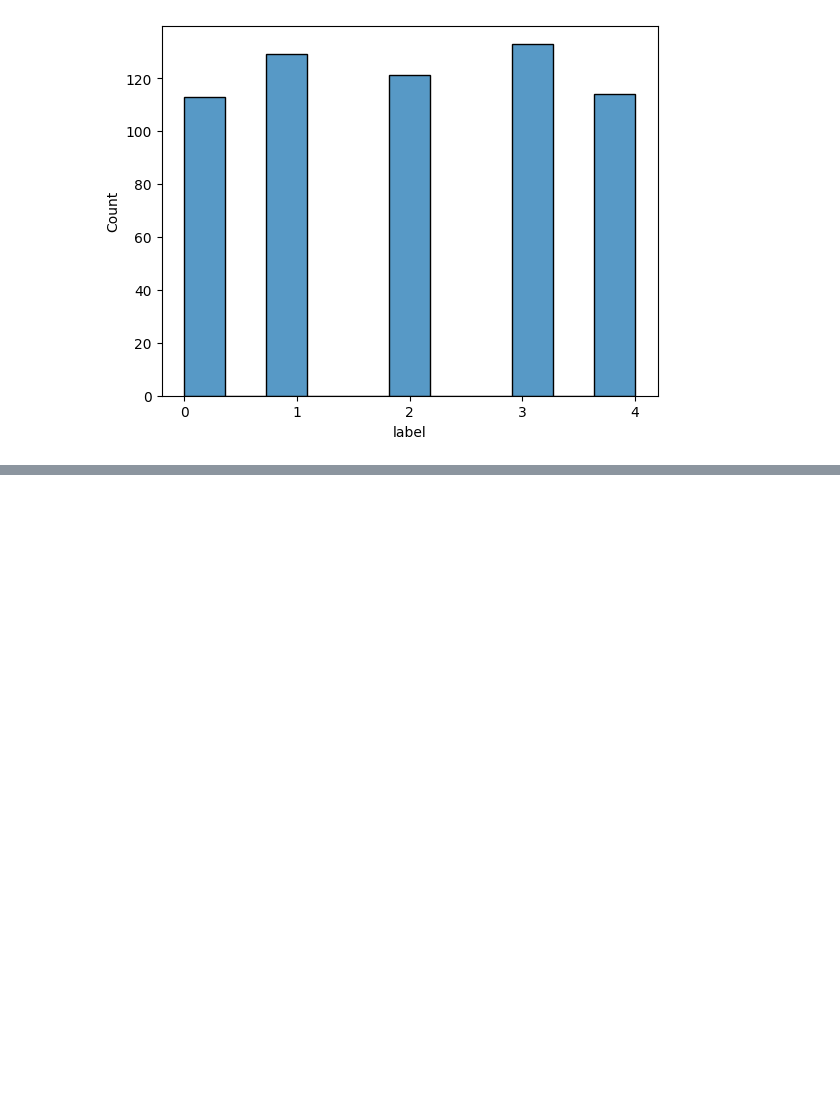
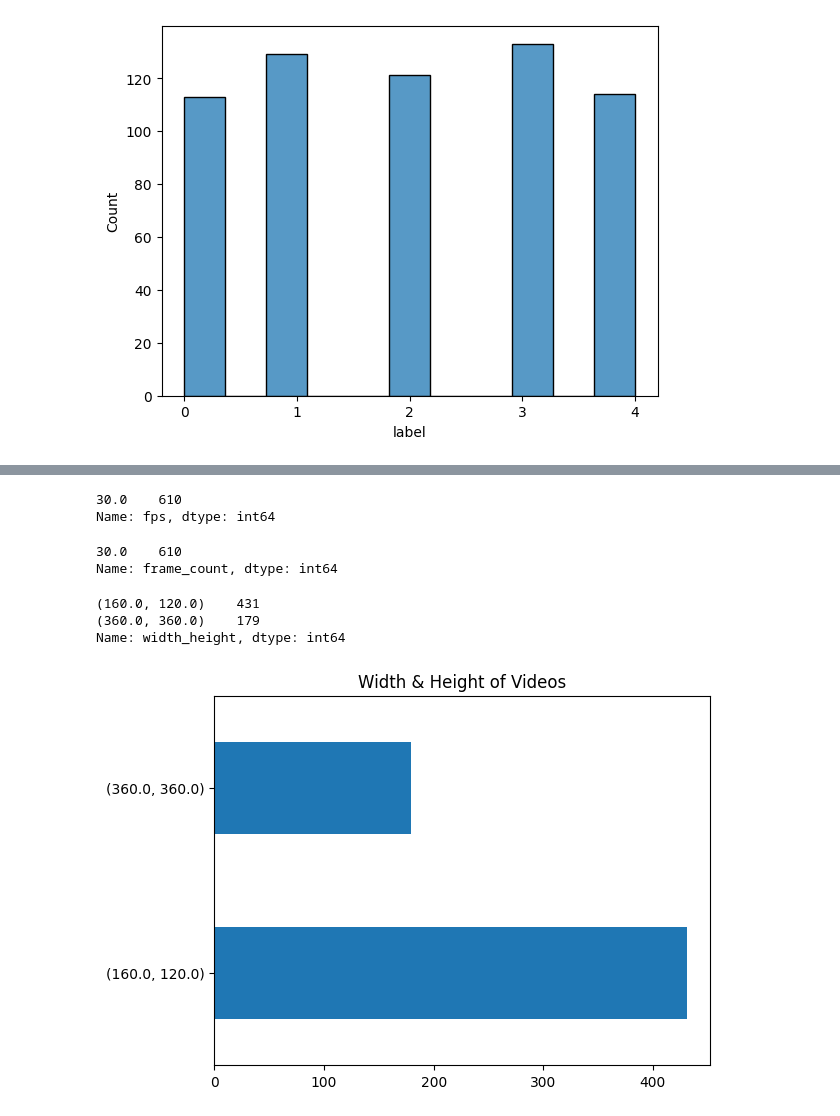
Before and after one commit to updaun/TVControlHandGestureRecognition, a Jupyter notebook: examples/EDA/eda.ipynb, the cells around one changed output, grey strips where cells are left out. Saved outputs shown, nothing was run; the diff lists cells and outputs as text; code cells hidden in the pictures; blank space fills up the shorter version.

Commit message:
[feat] 비디오 데이터 분석 #1
- train 비디오 데이터 너비, 높이, fps 확인

```diff
--- a/examples/EDA/eda.ipynb
+++ b/examples/EDA/eda.ipynb
@@ -1,5 +1,5 @@
 # %%
-WORKING_DIR = 'D:/Assignments/dacon/TVControlHandGestureRecognition/' # 각자의 환경에 맞게 Working Directory 경로 수정
+WORKING_DIR = 'D:/Assignments/공모전/dacon/TVControlHandGestureRecognition' # 각자의 환경에 맞게 Working Directory 경로 수정
 DATA_PATH = 'dataset/'
 TRAIN_CSV = 'train.csv'
 # %%
@@ -51,0 +54,4 @@ plt.show()
+# %%
+import cv2
+
+video_df = train_df.copy()
@@ -51,0 +63,20 @@ plt.show()
+# %%
+width = []
+height = []
+fps = []
+frame_count = []
+
+for _, row in video_df.iterrows():
+    video_path = os.path.join(WORKING_DIR, DATA_PATH, row['path'])
+    video = cv2.VideoCapture(video_path)
+
+    width.append(video.get(cv2.CAP_PROP_FRAME_WIDTH))
+    height.append(video.get(cv2.CAP_PROP_FRAME_HEIGHT))
+    fps.append(video.get(cv2.CAP_PROP_FPS))
+    frame_count.append(video.get(cv2.CAP_PROP_FRAME_COUNT))
+# %%
+video_df['width'] = width
+video_df['height'] = height
+video_df['width_height'] = video_df[['width', 'height']].apply(tuple, axis=1)
+video_df['fps'] = fps
+video_df['frame_count'] = frame_count
@@ -51,0 +92,22 @@ plt.show()
+# %%
+video_df.fps.value_counts()
+# %% [output]
+30.0    610
+Name: fps, dtype: int64
+# %%
+video_df.frame_count.value_counts()
+# %% [output]
+30.0    610
+Name: frame_count, dtype: int64
+# %%
+video_df.width_height.value_counts()
+# %% [output]
+(160.0, 120.0)    431
+(360.0, 360.0)    179
+Name: width_height, dtype: int64
+# %%
+video_df.width_height.value_counts().plot(kind='barh')
+plt.title('Width & Height of Videos')
+plt.show()
+# %% [output]
+[figure, added]
```
Also changed, not shown: parts of 4 cells of this notebook, 1 other file.
